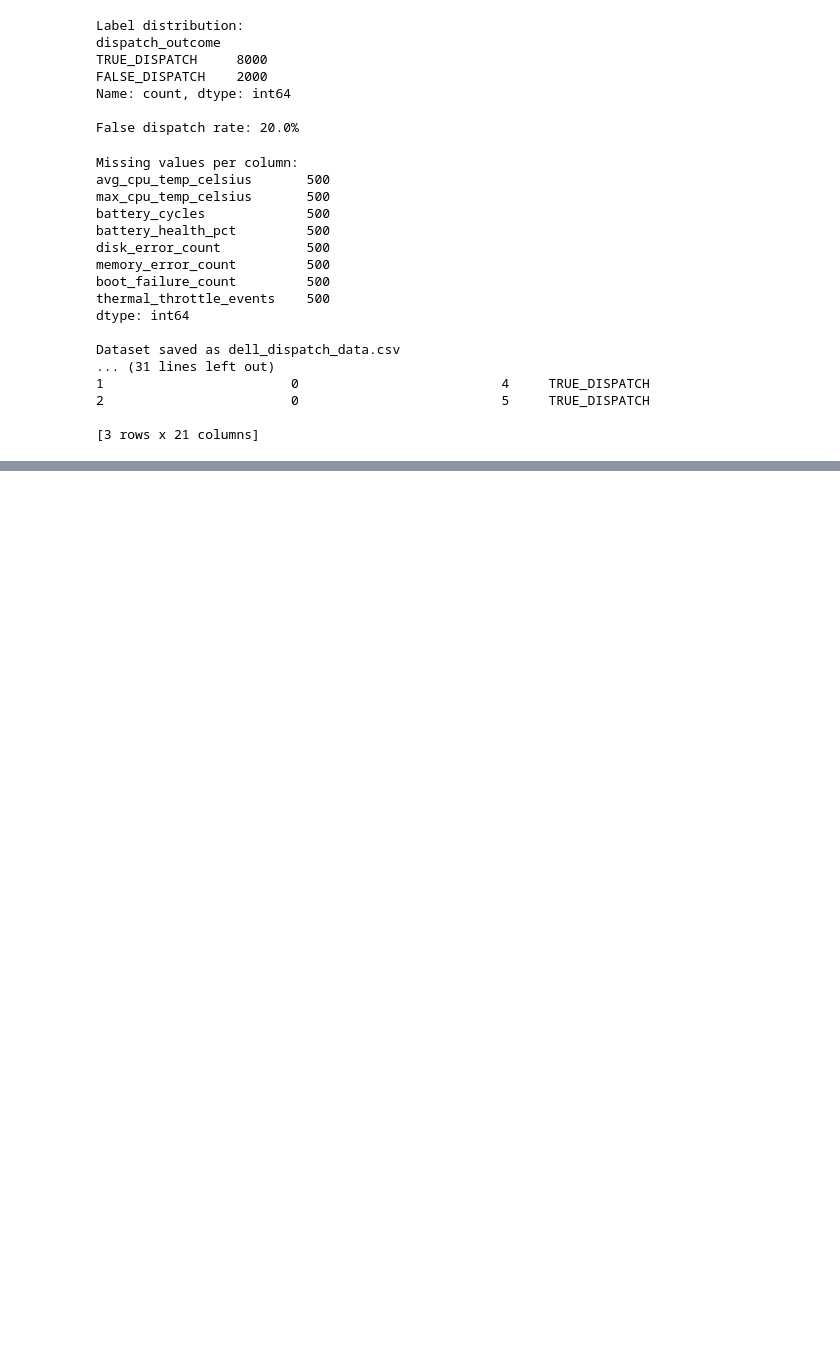
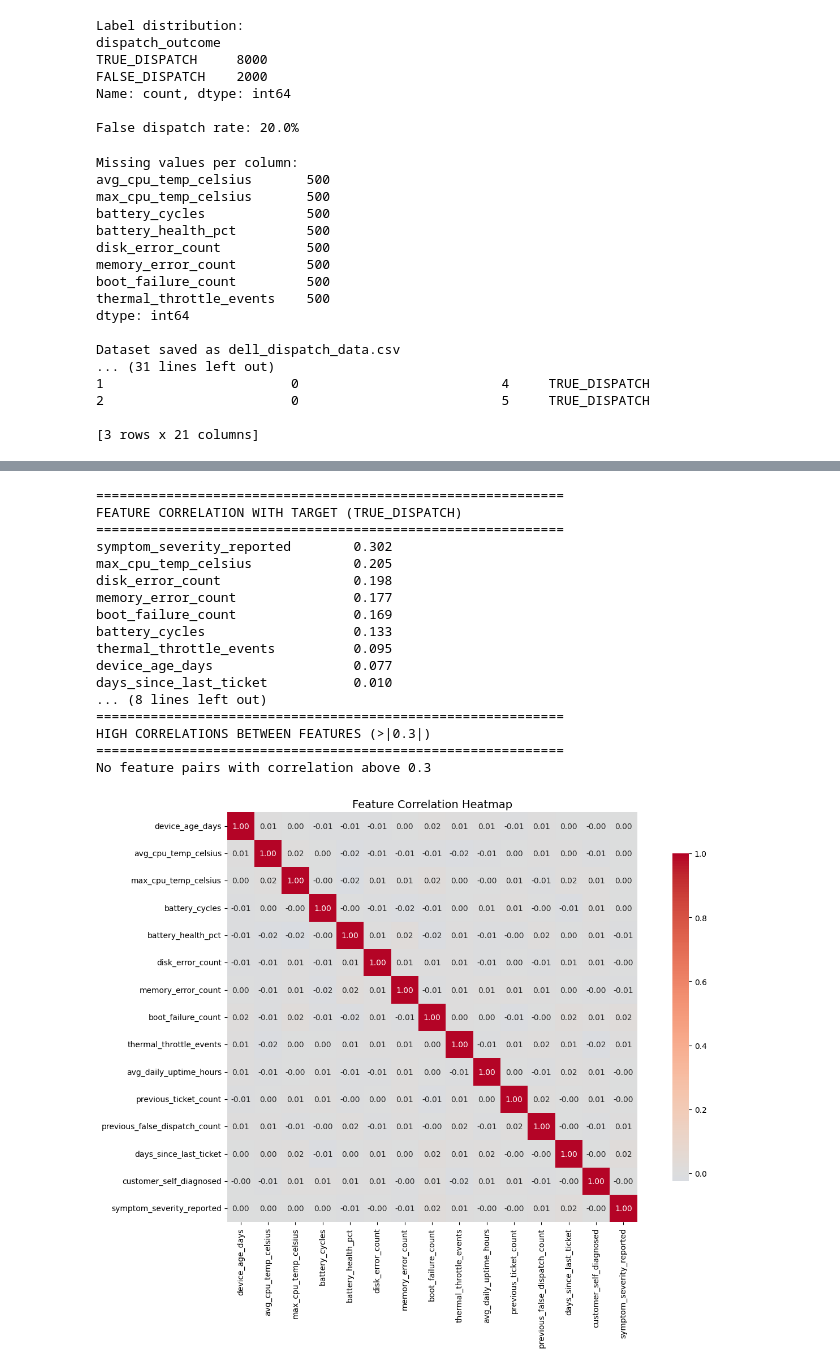
Before and after one commit to sahitani/Gen-AI-Project, a Jupyter notebook: dell_dispatch_prediction.ipynb, the cells around one changed output, grey strips where cells are left out. Drawn from its saved outputs; the diff is of its cells as text; code cells hidden in the pictures; blank space fills up the shorter version.

```diff
--- a/dell_dispatch_prediction.ipynb
+++ b/dell_dispatch_prediction.ipynb
@@ -201,0 +348,75 @@ Dataset saved as dell_dispatch_data.csv
+# %%
+# Cell 8 — Correlation Analysis
+
+# Convert label to numeric for correlation calculation
+df['target_numeric'] = (df['dispatch_outcome'] == 'TRUE_DISPATCH').astype(int)
+
+# Select numeric columns for correlation
+numeric_cols = df.select_dtypes(include=[np.number]).columns.tolist()
+numeric_cols.remove('target_numeric')  # remove from features list
+
+# Calculate correlations of each feature with the target
+print("=" * 60)
+print("FEATURE CORRELATION WITH TARGET (TRUE_DISPATCH)")
+print("=" * 60)
+
+target_correlations = df[numeric_cols + ['target_numeric']].corr()['target_numeric']
+target_correlations = target_correlations.drop('target_numeric').sort_values(ascending=False)
+print(target_correlations.round(3))
+
+# Now check correlations BETWEEN features (multicollinearity check)
+print("\n" + "=" * 60)
+print("HIGH CORRELATIONS BETWEEN FEATURES (>|0.3|)")
+print("=" * 60)
+
+corr_matrix = df[numeric_cols].corr()
+
+# Find pairs with high correlation
+high_corr_pairs = []
+for i in range(len(corr_matrix.columns)):
+    for j in range(i + 1, len(corr_matrix.columns)):
+        corr_value = corr_matrix.iloc[i, j]
+        if abs(corr_value) > 0.3:
+            high_corr_pairs.append({
+                'Feature 1': corr_matrix.columns[i],
+                'Feature 2': corr_matrix.columns[j],
+                'Correlation': round(corr_value, 3)
+            })
+
+if high_corr_pairs:
+    high_corr_df = pd.DataFrame(high_corr_pairs).sort_values('Correlation',
+                                                               key=abs,
+                                                               ascending=False)
+    print(high_corr_df.to_string(index=False))
+else:
+    print("No feature pairs with correlation above 0.3")
+
+# Visualise correlation heatmap
+plt.figure(figsize=(14, 10))
+sns.heatmap(corr_matrix, annot=True, fmt='.2f', cmap='coolwarm',
+            center=0, square=True, cbar_kws={"shrink": 0.8})
+plt.title('Feature Correlation Heatmap', fontsize=14)
+plt.tight_layout()
+plt.show()
+
+# Drop the temporary numeric target column
+df = df.drop('target_numeric', axis=1)
+# %% [output]
+============================================================
+FEATURE CORRELATION WITH TARGET (TRUE_DISPATCH)
+============================================================
+symptom_severity_reported        0.302
+max_cpu_temp_celsius             0.205
+disk_error_count                 0.198
+memory_error_count               0.177
+boot_failure_count               0.169
+battery_cycles                   0.133
+thermal_throttle_events          0.095
+device_age_days                  0.077
+days_since_last_ticket           0.010
+... (8 lines left out)
+============================================================
+HIGH CORRELATIONS BETWEEN FEATURES (>|0.3|)
+============================================================
+No feature pairs with correlation above 0.3
+[figure, added]
```
Also changed, not shown: parts of 3 cells of this notebook.
